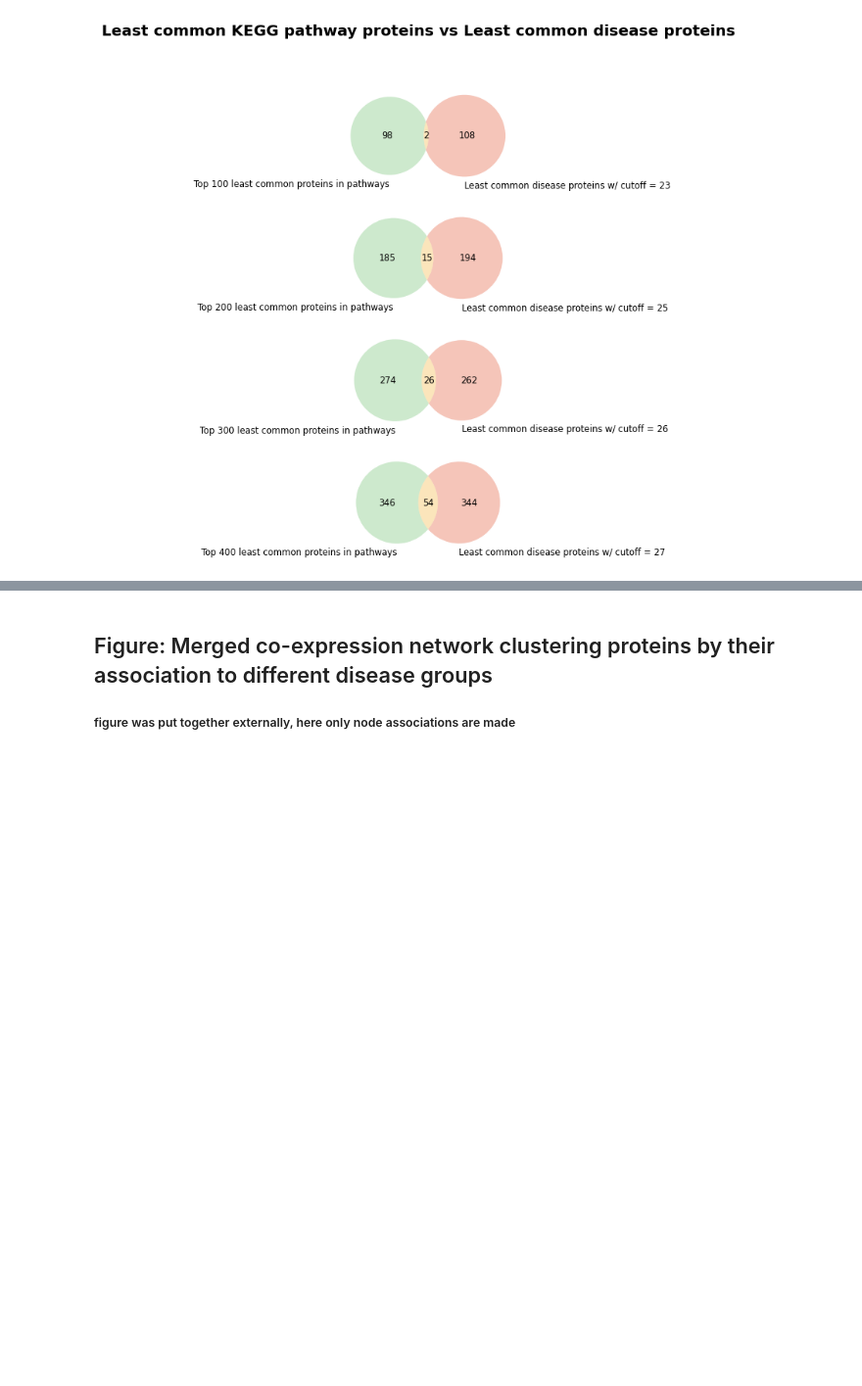
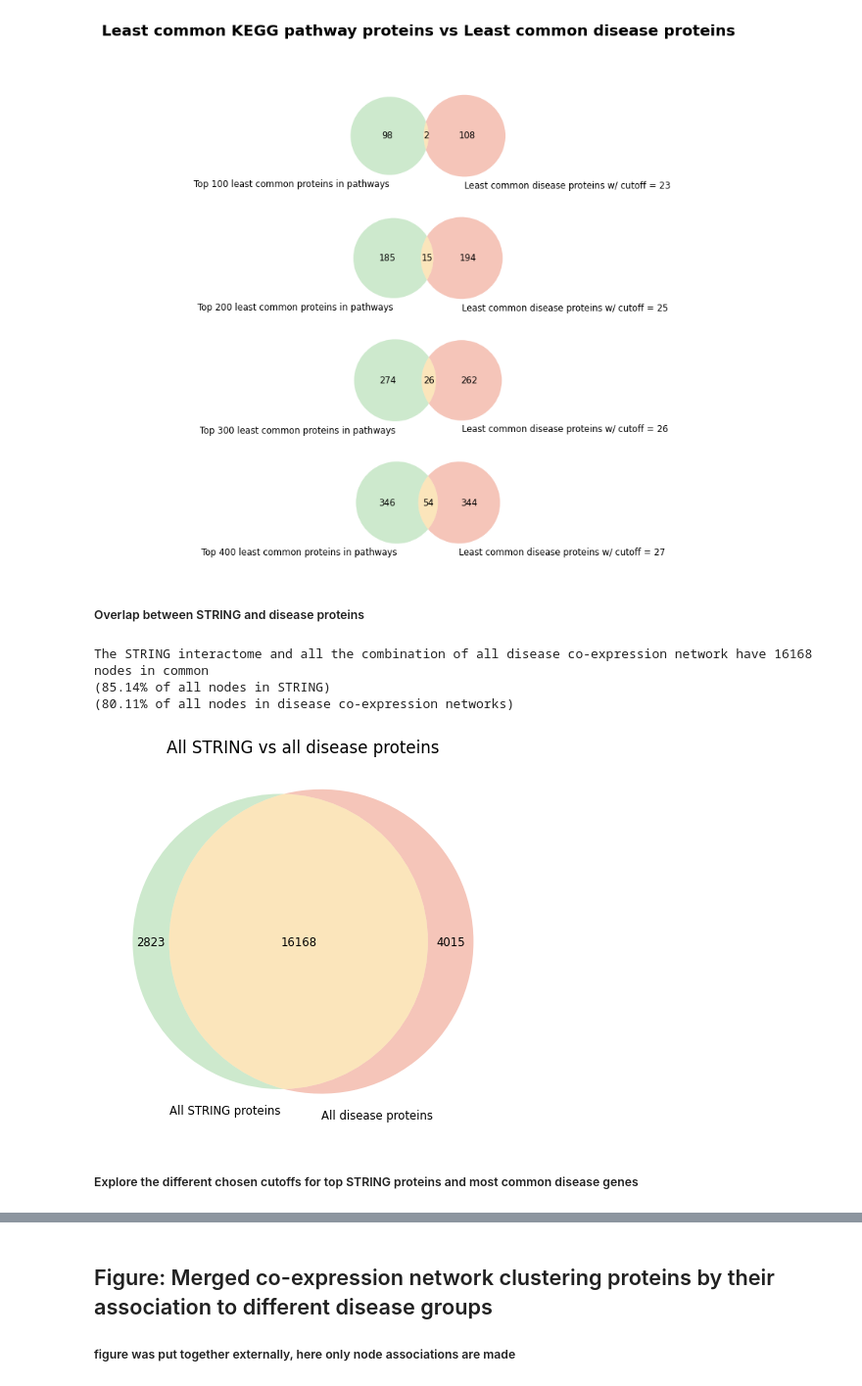
Before and after one commit to CoXPath/CoXPath, a Jupyter notebook: analysis/3.2.1_analysis.ipynb, the cells around one changed output, grey strips where cells are left out. Shown at 98% size. Drawn from its saved outputs; the diff is of its cells as text; code cells hidden in the pictures; blank space fills up the shorter version.

```diff
--- a/analysis/3.2.1_analysis.ipynb
+++ b/analysis/3.2.1_analysis.ipynb
@@ -54,7 +53,7 @@ os.makedirs(figures_dir, exist_ok=True)
 # %%
 network_dict = {
     doid : create_network_from_edge_file(edge_file_path(os.path.join(data_dir, "final_coexprNets"), doid), doid)
-    for doid in tqdm(os.listdir(os.path.join(data_dir, "final_coexprNets")), desc="Creating/loading network objects") if doid != "normal"
+    for doid in tqdm(os.listdir(os.path.join(data_dir, "final_coexprNets")), desc="Creating/loading network objects") if ((doid != "normal") and (doid != ".DS_Store"))
 }
 # %% [markdown]
 ##### Load interactome network
@@ -62,0 +64,2 @@ interactome = load_interactome(os.path.join(data_dir, "interactome", "interactom
+# %%
+STRING = load_STRING("https://stringdb-static.org/download/protein.physical.links.v11.0/9606.protein.physical.links.v11.0.txt.gz")
@@ -117,0 +129,2 @@ genes_with_most_pathways = most_common(pathway_genes_dict.values(), comparison="
+# %%
+STRING_hubgenes = identify_hub_genes(STRING)
@@ -361,3 +378,23 @@ plt.savefig(os.path.join(figures_dir, "least_common_kegg_prot_vs_least_common_di
 plt.show()
 # %% [output]
 [figure]
+# %% [markdown]
+##### Overlap between STRING and disease proteins
+# %%
+STRING_vs_coexp_overlap = set([n for n,_ in STRING_hubgenes]).intersection(set([n for n,_ in most_common_nodes_in_all_dis]))
+print(f"The STRING interactome and all the combination of all disease co-expression network have {len(STRING_vs_coexp_overlap)} nodes in common"
+     f"\n({len(STRING_vs_coexp_overlap)/len(STRING_hubgenes):.2%} of all nodes in STRING)"
+     f"\n({len(STRING_vs_coexp_overlap)/len(most_common_nodes_in_all_dis):.2%} of all nodes in disease co-expression networks)")
+# %% [output]
+The STRING interactome and all the combination of all disease co-expression network have 16168 nodes in common
+(85.14% of all nodes in STRING)
+(80.11% of all nodes in disease co-expression networks)
+# %%
+venn_d(set([n for n,_ in STRING_hubgenes]), set([n for n,_ in most_common_nodes_in_all_dis]),
+      "All STRING proteins", "All disease proteins", "All STRING vs all disease proteins",
+          output_filename=os.path.join(figures_dir, "all_STRING_vs_disease_proteins.png"))
+plt.show()
+# %% [output]
+[figure, added]
+# %% [markdown]
+##### Explore the different chosen cutoffs for top STRING proteins and most common disease genes
```
Also changed, not shown: parts of 30 cells of this notebook, 3 other files.
